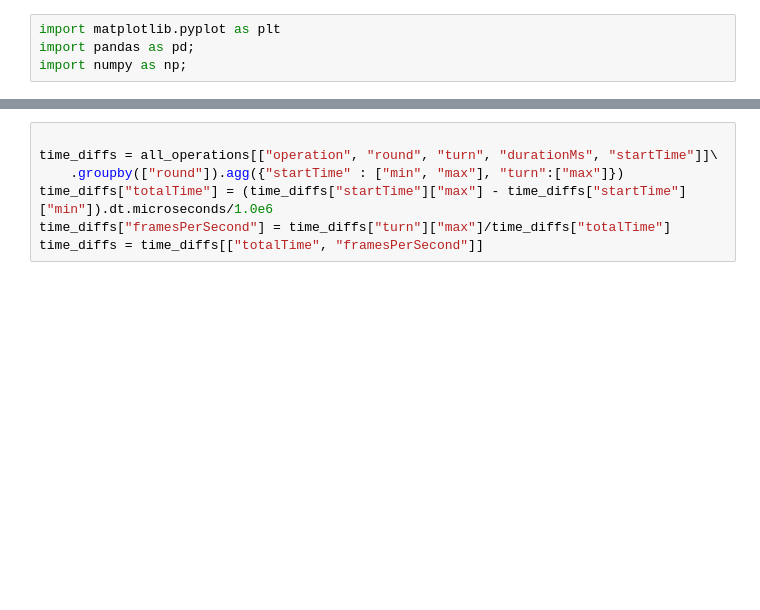
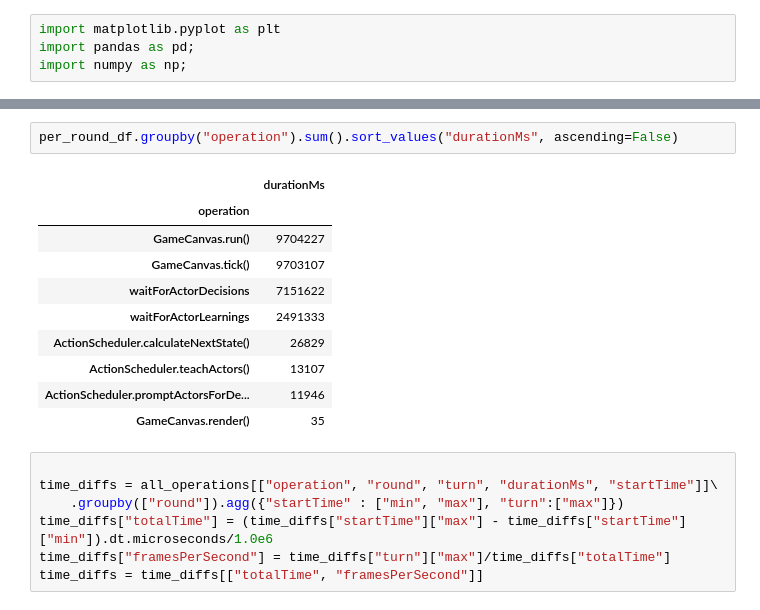
Before and after one commit to falahat/log-analysis, a Jupyter notebook: Actor Learning Rate.ipynb, the cells around one changed output, grey strips where cells are left out. Drawn from its saved outputs; the diff is of its cells as text; blank space fills up the shorter version.

```diff
--- a/Actor Learning Rate.ipynb
+++ b/Actor Learning Rate.ipynb
@@ -46,3 +34,16 @@ per_round_df.unstack(level=0).rolling(window=10).mean().plot(figsize=(16,10))
+# %%
+per_round_df.groupby("operation").sum().sort_values("durationMs", ascending=False)
+# %% [output]
+|  | durationMs |
+| operation |  |
+| GameCanvas.run() | 9704227 |
+| GameCanvas.tick() | 9703107 |
+| waitForActorDecisions | 7151622 |
+| waitForActorLearnings | 2491333 |
+| ActionScheduler.calculateNextState() | 26829 |
+| ActionScheduler.teachActors() | 13107 |
+| ActionScheduler.promptActorsForDe... | 11946 |
+| GameCanvas.render() | 35 |
 # %%
 
 time_diffs = all_operations[["operation", "round", "turn", "durationMs", "startTime"]]\
```
Also changed, not shown: parts of 7 cells of this notebook.
